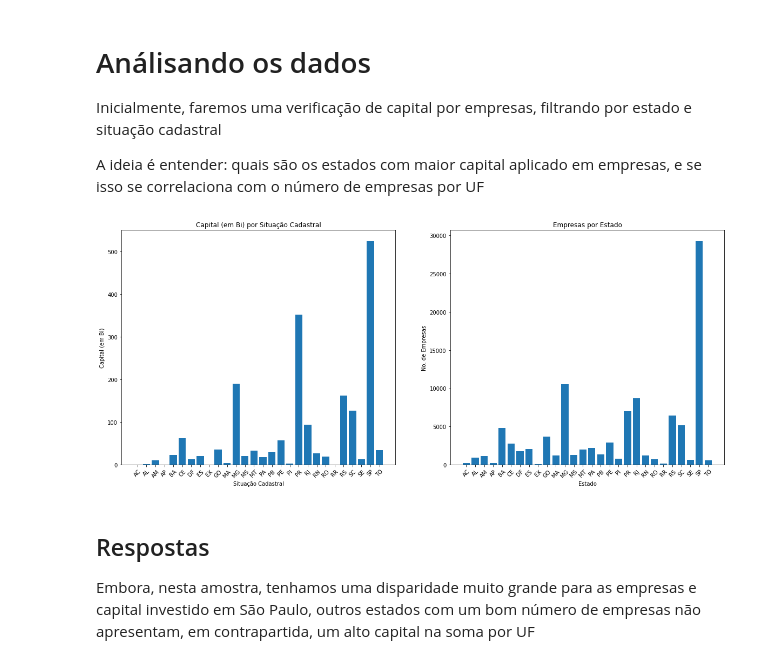
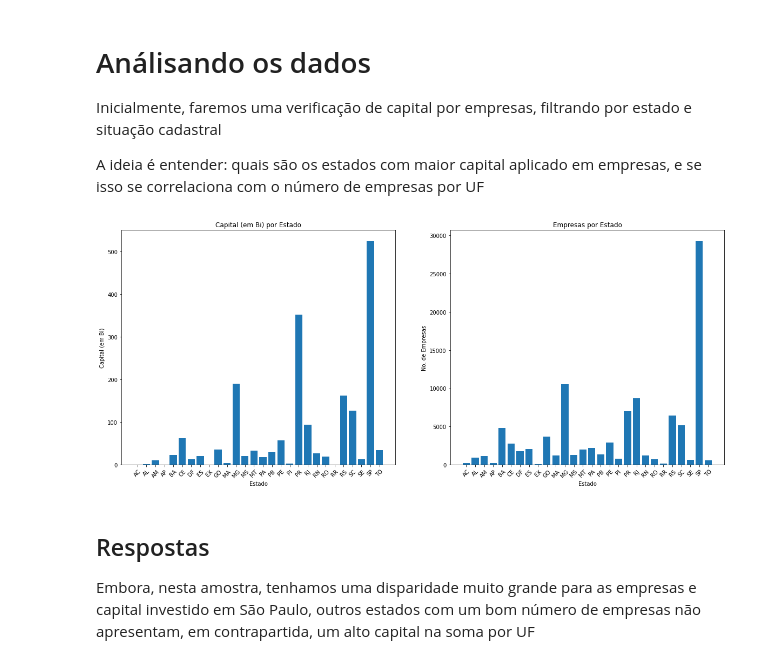
Before and after one commit to sergioneto12/PJI4_analise_dados_cnpj, a Jupyter notebook: machine_learning/ML_model.ipynb, the cells around one changed output. Saved outputs shown, nothing was run; the diff lists cells and outputs as text; code cells hidden in the pictures.

```diff
--- a/machine_learning/ML_model.ipynb
+++ b/machine_learning/ML_model.ipynb
@@ -260,29 +268,29 @@ A ideia é entender: quais são os estados com maior capital aplicado em empresa
 # %%
 df_filtered['Capital em Bilhões'] = df_filtered['Capital'] / 1000000000
 
 v1 = df_filtered[['UF', 'Capital em Bilhões']].groupby(['UF']).sum('Capital em Bilhões')
 v2 = df_filtered[['UF', 'Capital']].groupby(['UF']).count()
 
 plt.subplots(figsize=(20,8))
 
 plt.subplot(1,2,1)
 plt.bar(v1['Capital em Bilhões'].index, v1['Capital em Bilhões'])
-plt.title("Capital (em Bi) por Situação Cadastral")
+plt.title("Capital (em Bi) por Estado")
 plt.xticks(rotation=45)
-plt.xlabel("Situação Cadastral")
+plt.xlabel("Estado")
 plt.ylabel("Capital (em Bi)")
 
 plt.subplot(1,2,2)
 plt.bar(v2['Capital'].index, v2['Capital'])
 plt.title("Empresas por Estado")
 plt.xticks(rotation=45)
 plt.xlabel("Estado")
 plt.ylabel("No. de Empresas")
 
 plt.show()
 # v1['Capital'].index
 # %% [output]
-[figure, old version]
+[figure, new version]
 # %% [markdown]
 ## Respostas
 
```
Also changed, not shown: parts of 6 cells of this notebook.
